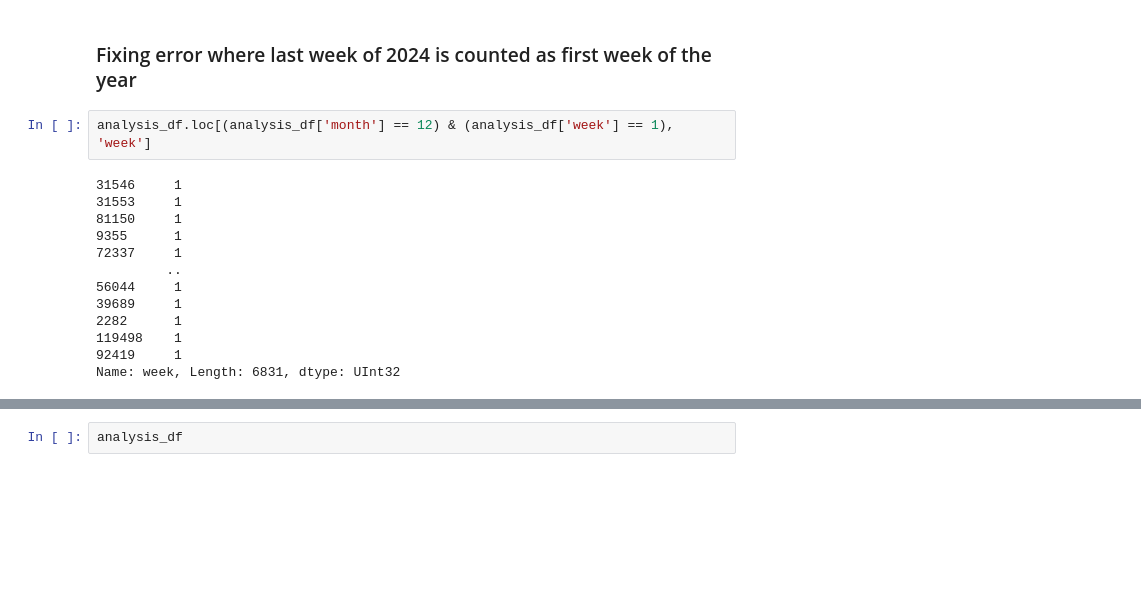
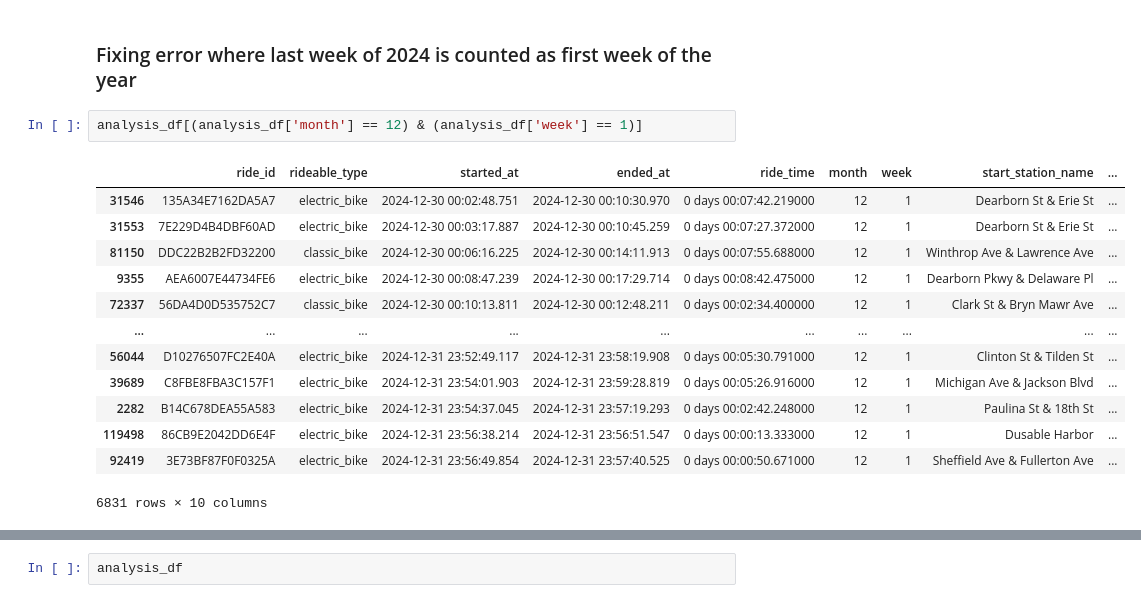
Before and after one commit to yakubszatkowski/Google-Data-Analytics-Project, a Jupyter notebook: main.ipynb, the cells around one changed output, grey strips where cells are left out. Cells and saved outputs as stored; diff of their text form; blank space fills up the shorter version.

```diff
--- a/main.ipynb
+++ b/main.ipynb
@@ -320,19 +321,20 @@ analysis_df
 # %% [markdown]
 ### Fixing error where last week of 2024 is counted as first week of the year
 # %%
-analysis_df.loc[(analysis_df['month'] == 12) & (analysis_df['week'] == 1), 'week']
+analysis_df[(analysis_df['month'] == 12) & (analysis_df['week'] == 1)]
 # %% [output]
+|  | ride_id | rideable_type | started_at | ended_at | ride_time | month | week | start_station_name | ... |
+| 31546 | 135A34E7162DA5A7 | electric_bike | 2024-12-30 00:02:48.751 | 2024-12-30 00:10:30.970 | 0 days 00:07:42.219000 | 12 | 1 | Dearborn St & Erie St | ... |
+| 31553 | 7E229D4B4DBF60AD | electric_bike | 2024-12-30 00:03:17.887 | 2024-12-30 00:10:45.259 | 0 days 00:07:27.372000 | 12 | 1 | Dearborn St & Erie St | ... |
+| 81150 | DDC22B2B2FD32200 | classic_bike | 2024-12-30 00:06:16.225 | 2024-12-30 00:14:11.913 | 0 days 00:07:55.688000 | 12 | 1 | Winthrop Ave & Lawrence Ave | ... |
+| 9355 | AEA6007E44734FE6 | electric_bike | 2024-12-30 00:08:47.239 | 2024-12-30 00:17:29.714 | 0 days 00:08:42.475000 | 12 | 1 | Dearborn Pkwy & Delaware Pl | ... |
+| 72337 | 56DA4D0D535752C7 | classic_bike | 2024-12-30 00:10:13.811 | 2024-12-30 00:12:48.211 | 0 days 00:02:34.400000 | 12 | 1 | Clark St & Bryn Mawr Ave | ... |
+| ... | ... | ... | ... | ... | ... | ... | ... | ... | ... |
+| 56044 | D10276507FC2E40A | electric_bike | 2024-12-31 23:52:49.117 | 2024-12-31 23:58:19.908 | 0 days 00:05:30.791000 | 12 | 1 | Clinton St & Tilden St | ... |
+| 39689 | C8FBE8FBA3C157F1 | electric_bike | 2024-12-31 23:54:01.903 | 2024-12-31 23:59:28.819 | 0 days 00:05:26.916000 | 12 | 1 | Michigan Ave & Jackson Blvd | ... |
+| 2282 | B14C678DEA55A583 | electric_bike | 2024-12-31 23:54:37.045 | 2024-12-31 23:57:19.293 | 0 days 00:02:42.248000 | 12 | 1 | Paulina St & 18th St | ... |
+| 119498 | 86CB9E2042DD6E4F | electric_bike | 2024-12-31 23:56:38.214 | 2024-12-31 23:56:51.547 | 0 days 00:00:13.333000 | 12 | 1 | Dusable Harbor | ... |
+| 92419 | 3E73BF87F0F0325A | electric_bike | 2024-12-31 23:56:49.854 | 2024-12-31 23:57:40.525 | 0 days 00:00:50.671000 | 12 | 1 | Sheffield Ave & Fullerton Ave | ... |
-31546     1
-31553     1
-81150     1
-9355      1
-72337     1
-         ..
-56044     1
-39689     1
-2282      1
-119498    1
-92419     1
-Name: week, Length: 6831, dtype: UInt32
+6831 rows × 10 columns
 # %%
 analysis_df.loc[(analysis_df['month'] == 12) & (analysis_df['week'] == 1), 'week'] = 53
```
Also changed, not shown: parts of 17 cells of this notebook.
